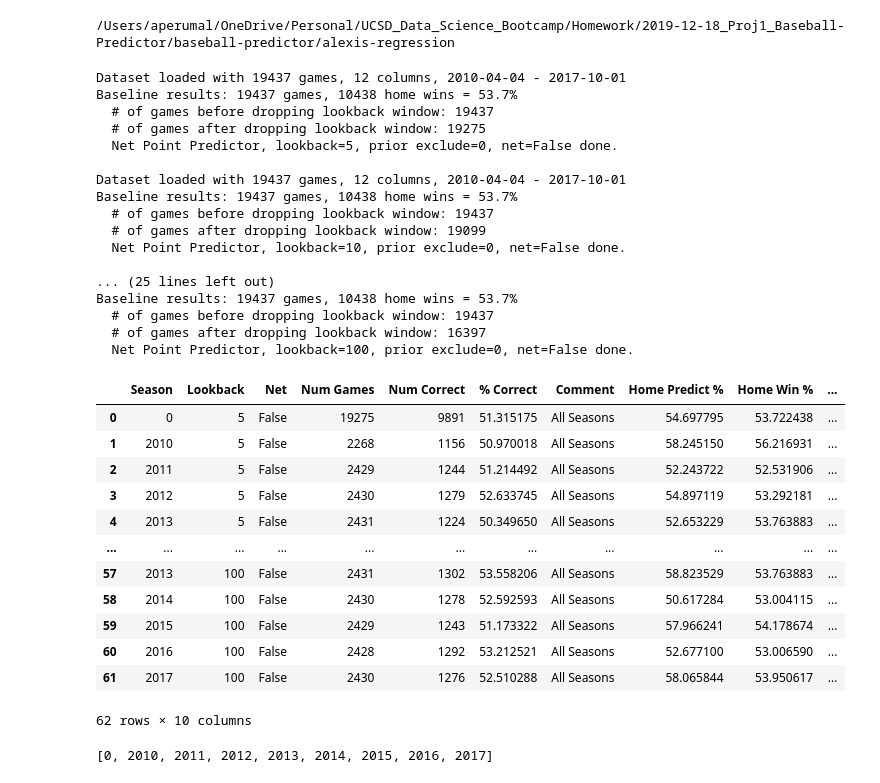
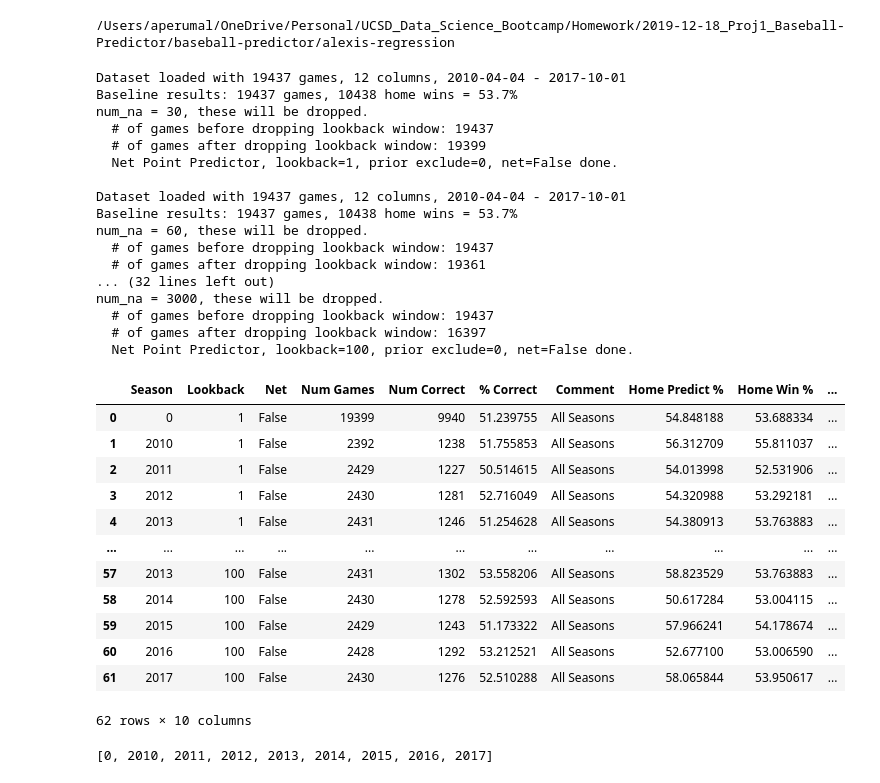
Before and after one commit to alexisperumal/baseball-predictor, a Jupyter notebook: alexis-regression/baseball-multifactor.ipynb, the cells around one changed output. Drawn from its saved outputs; the diff is of its cells as text; code cells hidden in the pictures.

```diff
--- a/alexis-regression/baseball-multifactor.ipynb
+++ b/alexis-regression/baseball-multifactor.ipynb
@@ -205,8 +205,12 @@ def net_point_predictor(outcomes_df, lookback_n, prior_exclude=0, net=True):
 
     games_df = games_df.sort_index()
 
+
+    num_na = games_df['V NP Avg'].isna().sum()
+    print(f'num_na = {num_na}, these will be dropped.')
+
     print(f"  # of games before dropping lookback window: {len(games_df)}")
-    games_df.to_csv("output/result_before_dropna.csv")
+    # games_df.to_csv("output/result_before_dropna.csv")
     games_df = games_df.dropna(how='any')
     print(f"  # of games after dropping lookback window: {len(games_df)}")
 
@@ -214,11 +218,6 @@ def net_point_predictor(outcomes_df, lookback_n, prior_exclude=0, net=True):
     games_df['Prediction Correct?'] = games_df['Home Wins?'] == games_df['Home Winner']
 
     # Setup run attributes so they can be included in the outcomes_df generated.
-#     run_attributes = {}
-#     run_attributes['Predictor'] = 'Net or Raw Points (see Net)'
-#     run_attributes['Lookback'] = n
-#     run_attributes['Net'] = net
-#     run_attributes['Comment'] = ''
     run_attributes = {'Predictor':'Points', 'Lookback':n, 'Net':False, 'Comment':''}
 
     return append_outcomes(outcomes_df, games_df, run_attributes)
@@ -247,27 +246,17 @@ def pitcher_predictor(outcomes_df, lookback_n):
 
     g = g.sort_index()
 
-    # Todo: For na's due to a lack of pitcher data, we should substitute data, not remove.
-    print(f"  # of games before dropping lookback window: {len(g)}")
+    # For na's due to a lack of pitcher data, we should substitute data, not remove.
+    # print(f"  # of games before dropping lookback window: {len(g)}")
     num_na = g['V Runs Allowed'].isna().sum()
     print(f'num_na = {num_na}')
-
-
-    g.to_csv("output/result_before_dropna.csv")
     # g = g.dropna(how='any')
     g = g.fillna(999)
-    print(f"  # of games after dropping lookback window: {len(g)}")
-    # print("  Warning, na's dropped that should be substituted instead.")
 
     g['Home Wins?'] = g['H Runs Allowed'] <= g['V Runs Allowed']
     g['Prediction Correct?'] = g['Home Wins?'] == g['Home Winner']
 
     # Setup run attributes so they can be included in the outcomes_df generated.
-#     run_attributes = {}
-#     run_attributes['Predictor'] = 'Pitcher'
-#     run_attributes['Lookback'] = n
-#     run_attributes['Net'] = False
-#     run_attributes['Comment'] = ''
     run_attributes = {'Predictor':'Pitcher', 'Lookback':n, 'Net':False, 'Comment':''}
 
 #     base_path = str(datetime.datetime.now()).replace(':', '-').replace(' ', '_')
@@ -280,48 +269,49 @@ def pitcher_predictor(outcomes_df, lookback_n):
 outcomes_df = pd.DataFrame(columns=['Season', 'Lookback', 'Net', 'Num Games',
                                   'Num Correct', '% Correct', 'Comment'])
 # outcomes2_df = pd.DataFrame(columns=['Season', 'Lookback', 'Net', 'Num Games',
 #                                   'Num Correct', '% Correct', 'Comment'])
 
 # for n in [1, 2, 5, 10, 15, 20, 50, 60, 70, 80, 90, 100, 150, 200, 300, 400, 500]:
 # for n in [50, 60, 70, 80, 90, 100]:
 # for n in [5, 10, 25, 50, 75, 100, 150, 200]:
-for n in [5, 10, 20, 40, 60, 80, 100]:
-# for n in [5]:
+for n in [1, 2, 5, 10, 20, 50, 100]:
+# for n in [1, 2, 5, 10, 20, 30, 40, 60, 80, 100]:
     prior_exclude = 0
 
-    if True:
+    if True: # True is NPP predictor, False is pitcher
         net=False
         outcomes_df = net_point_predictor(outcomes_df, n, prior_exclude, net=net)
         print(f"  Net Point Predictor, lookback={n}, prior exclude={prior_exclude}, net={net} done.")
         print("")
     else:
         outcomes_df = pitcher_predictor(outcomes_df, n)
+        print("")
 
 outcomes_df
 # %% [output]
 Dataset loaded with 19437 games, 12 columns, 2010-04-04 - 2017-10-01
 Baseline results: 19437 games, 10438 home wins = 53.7%
+num_na = 30, these will be dropped.
   # of games before dropping lookback window: 19437
-  # of games after dropping lookback window: 19275
-  Net Point Predictor, lookback=5, prior exclude=0, net=False done.
+  # of games after dropping lookback window: 19399
+  Net Point Predictor, lookback=1, prior exclude=0, net=False done.
 
 Dataset loaded with 19437 games, 12 columns, 2010-04-04 - 2017-10-01
 Baseline results: 19437 games, 10438 home wins = 53.7%
+num_na = 60, these will be dropped.
   # of games before dropping lookback window: 19437
-  # of games after dropping lookback window: 19099
-  Net Point Predictor, lookback=10, prior exclude=0, net=False done.
-
-... (25 lines left out)
-Baseline results: 19437 games, 10438 home wins = 53.7%
+  # of games after dropping lookback window: 19361
+... (32 lines left out)
+num_na = 3000, these will be dropped.
   # of games before dropping lookback window: 19437
   # of games after dropping lookback window: 16397
   Net Point Predictor, lookback=100, prior exclude=0, net=False done.
 |  | Season | Lookback | Net | Num Games | Num Correct | % Correct | Comment | Home Predict % | Home Win % | ... |
-| 0 | 0 | 5 | False | 19275 | 9891 | 51.315175 | All Seasons | 54.697795 | 53.722438 | ... |
-| 1 | 2010 | 5 | False | 2268 | 1156 | 50.970018 | All Seasons | 58.245150 | 56.216931 | ... |
-| 2 | 2011 | 5 | False | 2429 | 1244 | 51.214492 | All Seasons | 52.243722 | 52.531906 | ... |
-| 3 | 2012 | 5 | False | 2430 | 1279 | 52.633745 | All Seasons | 54.897119 | 53.292181 | ... |
-| 4 | 2013 | 5 | False | 2431 | 1224 | 50.349650 | All Seasons | 52.653229 | 53.763883 | ... |
+| 0 | 0 | 1 | False | 19399 | 9940 | 51.239755 | All Seasons | 54.848188 | 53.688334 | ... |
+| 1 | 2010 | 1 | False | 2392 | 1238 | 51.755853 | All Seasons | 56.312709 | 55.811037 | ... |
+| 2 | 2011 | 1 | False | 2429 | 1227 | 50.514615 | All Seasons | 54.013998 | 52.531906 | ... |
+| 3 | 2012 | 1 | False | 2430 | 1281 | 52.716049 | All Seasons | 54.320988 | 53.292181 | ... |
+| 4 | 2013 | 1 | False | 2431 | 1246 | 51.254628 | All Seasons | 54.380913 | 53.763883 | ... |
 | ... | ... | ... | ... | ... | ... | ... | ... | ... | ... | ... |
 | 57 | 2013 | 100 | False | 2431 | 1302 | 53.558206 | All Seasons | 58.823529 | 53.763883 | ... |
 | 58 | 2014 | 100 | False | 2430 | 1278 | 52.592593 | All Seasons | 50.617284 | 53.004115 | ... |
```
Also changed, not shown: parts of 3 cells of this notebook, 9 other files.
